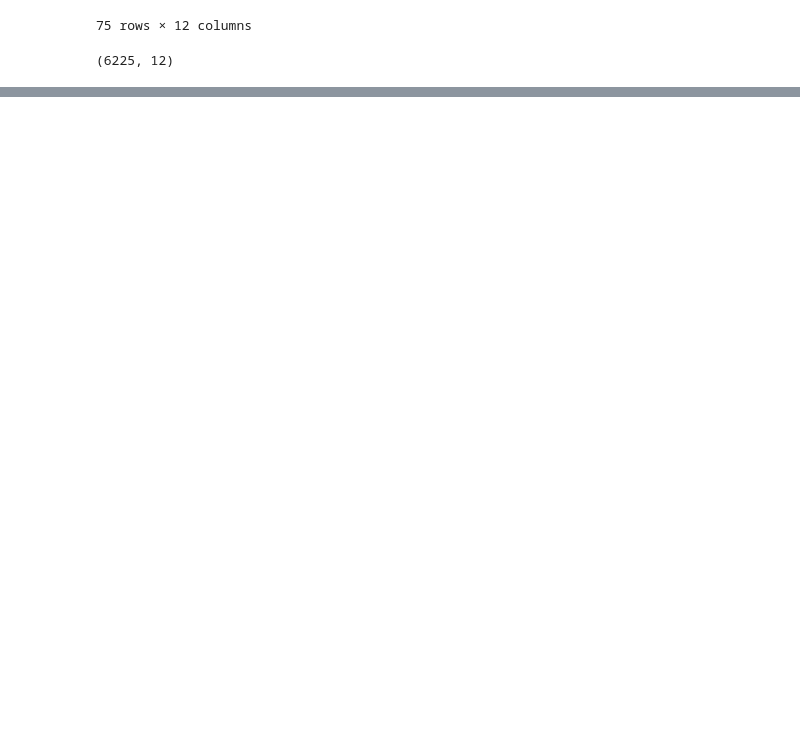
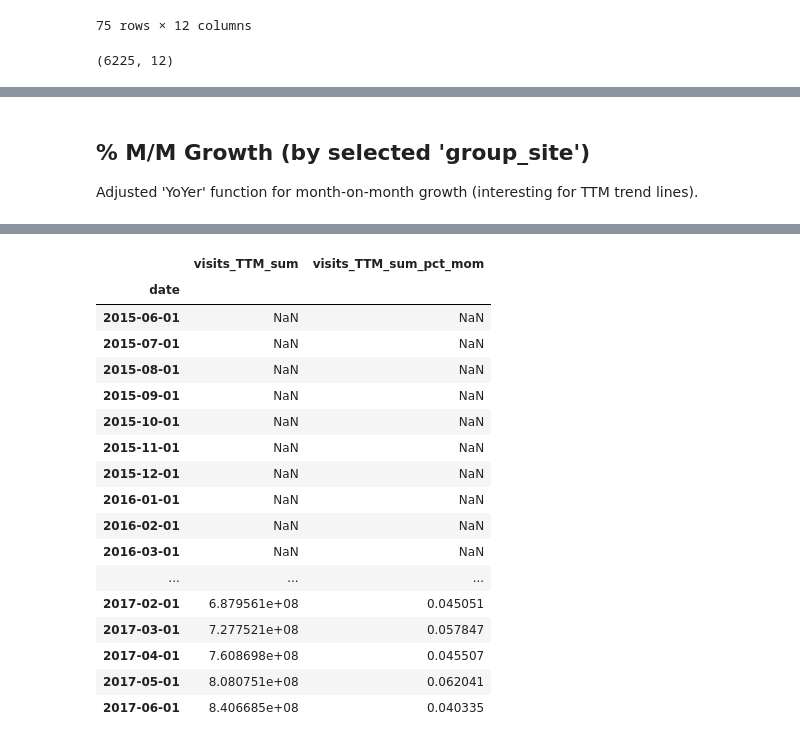
Before and after one commit to Per48edjes/KA-CAD, a Jupyter notebook: Data Source Auditor.ipynb, the cells around one changed output, grey strips where cells are left out. Drawn from its saved outputs; the diff is of its cells as text; code cells hidden in the pictures; blank space fills up the shorter version.

Commit message:
Add %MOM calculations; drop needless fields

```diff
--- a/Data Source Auditor.ipynb
+++ b/Data Source Auditor.ipynb
@@ -671,3 +672,44 @@ Wall time: 15.7 s
 | 2017-04-01 | 7.608698e+08 | NaN |
 | 2017-05-01 | 8.080751e+08 | 0.683522 |
 | 2017-06-01 | 8.406685e+08 | 0.724854 |
+# %% [markdown]
+## % M/M Growth (by selected 'group_site')
+Adjusted 'YoYer' function for month-on-month growth (interesting for TTM trend lines).
+# %%
+def momer(df):
+    # Index the dataframe so only endpoints are column values
+    indexed_df = df.set_index(['group_site', 'KA_initiative', 'endpoint_category', 'date'])
+    indexed_df.sortlevel(inplace=True)
+
+    #Helper function to perform % m/m calculation
+    def mom_calculator(df, row, col):
+        key = list(row.name)
+        curr_row_date = datetime.datetime.strptime(key.pop(), '%Y-%m-%d').date()
+        base_date = curr_row_date + relativedelta(months=-1)
+        base_key = tuple(key + [str(base_date)])
+        if base_key in df.index:
+            month_0 = df.loc[base_key, col]
+            month_1 = df.loc[tuple(key+[str(curr_row_date)]), col]
+            if month_0 != 0.0:
+                try:
+                    pct_chg = (month_1/month_0) - 1
+                    return pct_chg
+                except:
+                    return
+            else:
+                return
+        else:
+            return
+
+    # Execute apply of 'yoy_calculator' by row
+    for col in indexed_df.columns:
+        indexed_df[col+'_pct_mom'] = indexed_df.apply(lambda x: mom_calculator(indexed_df, x, col), axis=1)
+
+    # Return dataframe (unindexed)
+    print('Successfully wrote MOM columns!')
+    return indexed_df.reset_index()
+
+%time final = momer(monthly_and_TTM_table)
+final.set_index(['group_site',  'KA_initiative', 'endpoint_category', 'date'], inplace=True)
+final.loc[('Brainly', 'C&CL', 'mobile-web',),('visits_TTM_sum','visits_TTM_sum_pct_mom')]
+# %% [output]
@@ -673,0 +719,18 @@ Wall time: 15.7 s
+|  | visits_TTM_sum | visits_TTM_sum_pct_mom |
+| date |  |  |
+| 2015-06-01 | NaN | NaN |
+| 2015-07-01 | NaN | NaN |
+| 2015-08-01 | NaN | NaN |
+| 2015-09-01 | NaN | NaN |
+| 2015-10-01 | NaN | NaN |
+| 2015-11-01 | NaN | NaN |
+| 2015-12-01 | NaN | NaN |
+| 2016-01-01 | NaN | NaN |
+| 2016-02-01 | NaN | NaN |
+| 2016-03-01 | NaN | NaN |
+| ... | ... | ... |
+| 2017-02-01 | 6.879561e+08 | 0.045051 |
+| 2017-03-01 | 7.277521e+08 | 0.057847 |
+| 2017-04-01 | 7.608698e+08 | 0.045507 |
+| 2017-05-01 | 8.080751e+08 | 0.062041 |
+| 2017-06-01 | 8.406685e+08 | 0.040335 |
```
Also changed, not shown: parts of 7 cells of this notebook, 2 other files.
